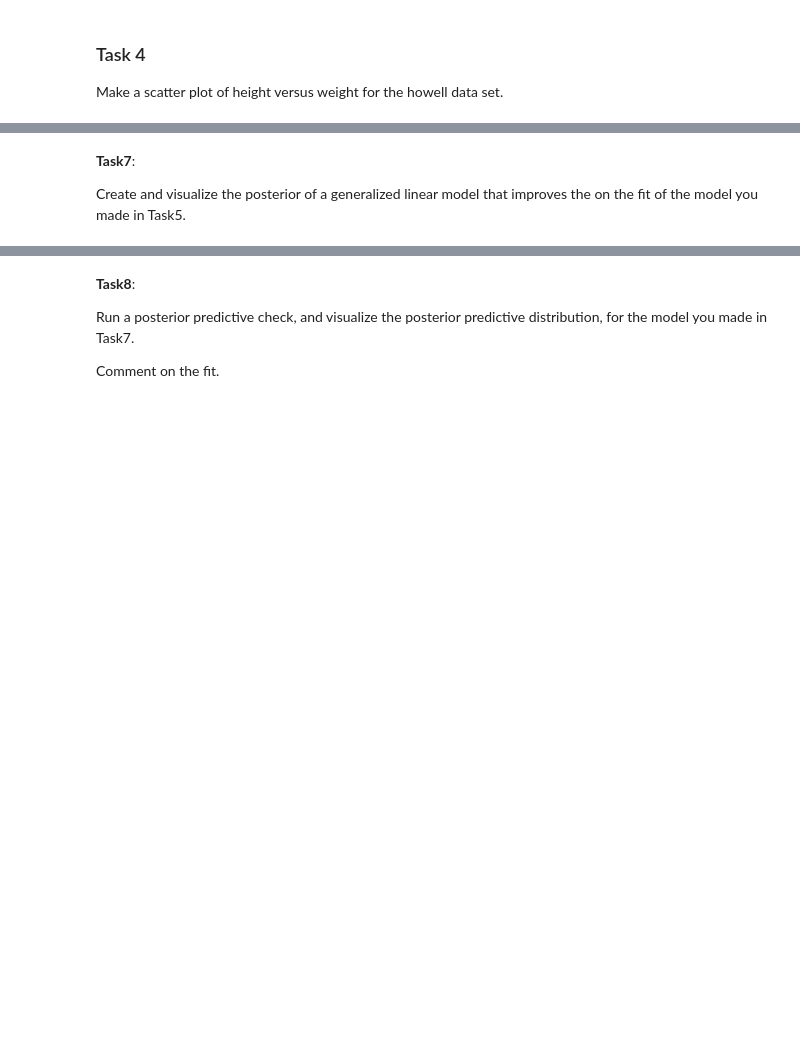
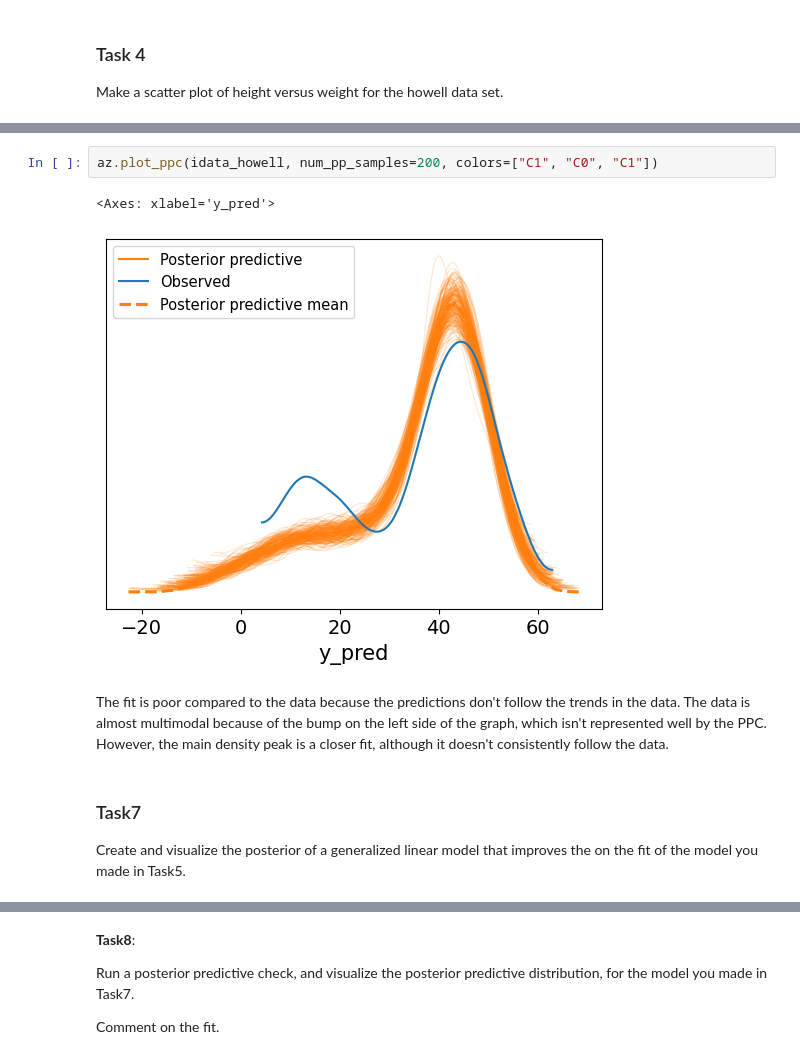
Before and after one commit to mrmaxguns/data-science-fundamentals, a Jupyter notebook: Unit5/Unit5ExercisesSF.ipynb, the cells around one changed output, grey strips where cells are left out. Drawn from its saved outputs; the diff is of its cells as text; blank space fills up the shorter version.

```diff
--- a/Unit5/Unit5ExercisesSF.ipynb
+++ b/Unit5/Unit5ExercisesSF.ipynb
@@ -147,6 +218,13 @@ Create and run a stright line linear regression model on the howell data set wit
 
 Run a posterior predictive check for model_howell, plot the posterior predictive distribution, and comment on the fit of the model you made in Task5.
+# %%
+az.plot_ppc(idata_howell, num_pp_samples=200, colors=["C1", "C0", "C1"])
+# %% [output]
+<Axes: xlabel='y_pred'>
+[figure, added]
+# %% [markdown]
+The fit is poor compared to the data because the predictions don't follow the trends in the data. The data is almost multimodal because of the bump on the left side of the graph, which isn't represented well by the PPC. However, the main density peak is a closer fit, although it doesn't consistently follow the data.
 # %% [markdown]
-**Task7**:
+### Task7
 
 Create and visualize the posterior of a generalized linear model that improves the on the fit of the model you made in Task5.
```
Also changed, not shown: parts of 11 cells of this notebook.
